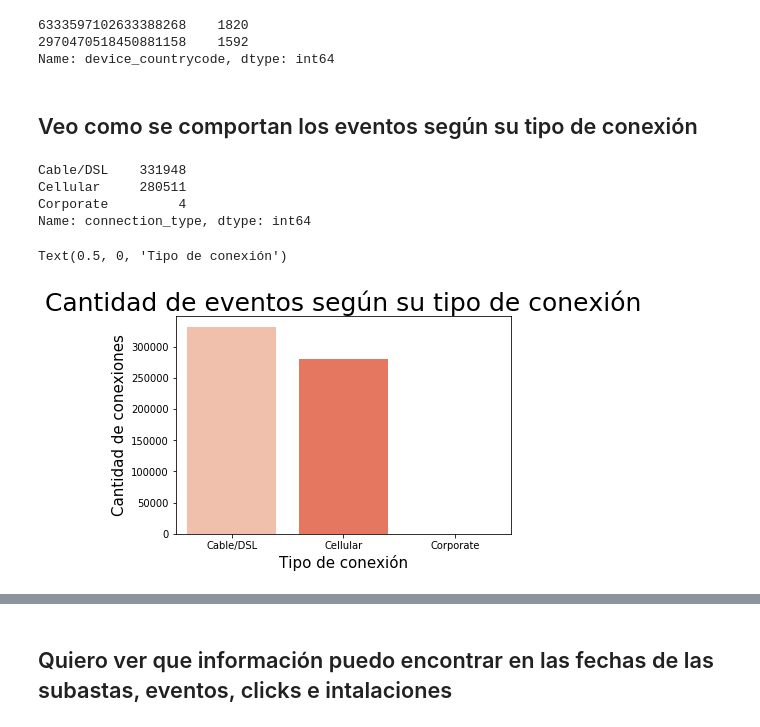
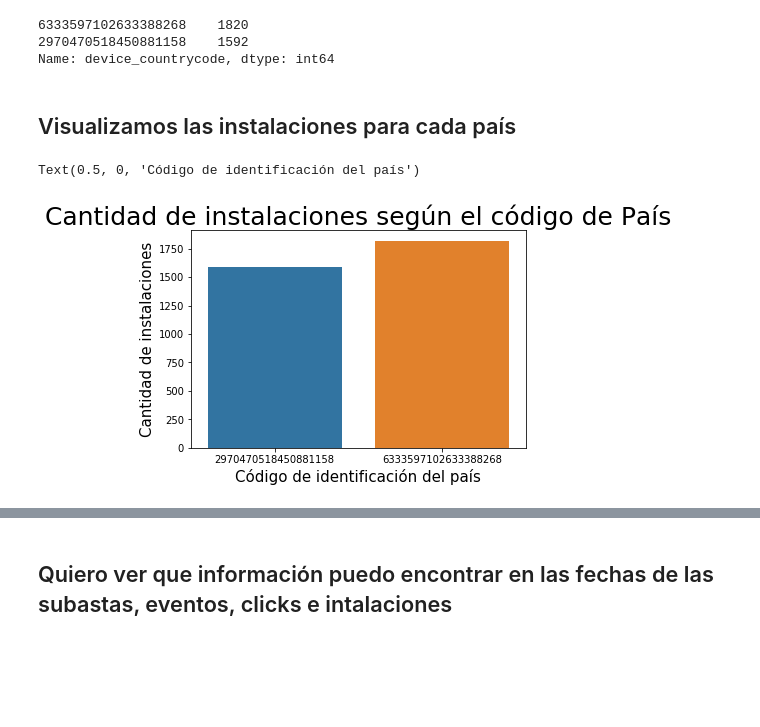
Before and after one commit to EscobarMariaSol/Organizacion-de-datos, a Jupyter notebook: TP1-Primeras-Pruebas.ipynb, the cells around one changed output, grey strips where cells are left out. Saved outputs shown, nothing was run; the diff lists cells and outputs as text; code cells hidden in the pictures; blank space fills up the shorter version.

```diff
--- a/TP1-Primeras-Pruebas.ipynb
+++ b/TP1-Primeras-Pruebas.ipynb
@@ -4,9 +4,9 @@ import seaborn as sns
 import numpy as np
 import matplotlib.pyplot as plt
 # %%
-subs = pd.read_csv("data/auctions.csv")
-evts = pd.read_csv("data/events.csv")
-inst = pd.read_csv("data/installs.csv")
-clks = pd.read_csv("data/clicks.csv.gzip")
+subs = pd.read_csv("data/auctions.csv", dtype = {"auction_type_id": np.float16, "platform": np.int8, "ref_type_id": np.int8, "source_id": np.int8})
+evts = pd.read_csv("data/events.csv", dtype = {"event_id": np.int16, "application_id": np.int16})
+inst = pd.read_csv("data/installs.csv", dtype = {"application_id": np.int16, "click_hash": np.float16})
+clks = pd.read_csv("data/clicks.csv.gzip", dtype = {"advertiser_id": np.int8, "action_id": np.float16, "source_id": np.int8, "carrier_id": np.float16, "brand": np.float16, "touchX": np.float16, "touchY": np.float16})
 # %%
 desc = pd.read_json("data/desc.json")
@@ -194,27 +178,19 @@ inst["device_countrycode"].head()
 4    6333597102633388268
 Name: device_countrycode, dtype: int64
 # %%
-inst["device_countrycode"].value_counts()
+paises_inst = inst["device_countrycode"].value_counts()
+paises_inst
 # %% [output]
 6333597102633388268    1820
 2970470518450881158    1592
 Name: device_countrycode, dtype: int64
-# %% [markdown]
-## Veo como se comportan los eventos según su tipo de conexión
-# %%
-## Catidad de eventos según el tipo de conexión
-conexiones = evts['connection_type'].value_counts()
-conexiones
-# %% [output]
-Cable/DSL    331948
-Cellular     280511
-Corporate         4
-Name: connection_type, dtype: int64
+# %% [markdown]
+## Visualizamos las instalaciones para cada país
 # %%
-grf = sns.barplot(x = conexiones.index, y = conexiones.values, orient = 'v', palette = 'Reds')
-grf.set_title("Cantidad de eventos según su tipo de conexión", fontsize = 25)
-grf.set_ylabel("Cantidad de conexiones", fontsize = 15)
-grf.set_xlabel("Tipo de conexión", fontsize = 15)
+grf = sns.barplot(x = paises_inst.index, y = paises_inst.values, orient = 'v')
+grf.set_title("Cantidad de instalaciones según el código de País", fontsize = 25)
+grf.set_ylabel("Cantidad de instalaciones", fontsize = 15)
+grf.set_xlabel("Código de identificación del país", fontsize = 15)
 # %% [output]
-Text(0.5, 0, 'Tipo de conexión')
+Text(0.5, 0, 'Código de identificación del país')
-[figure, old version]
+[figure, new version]
```
Also changed, not shown: parts of 24 cells of this notebook.
